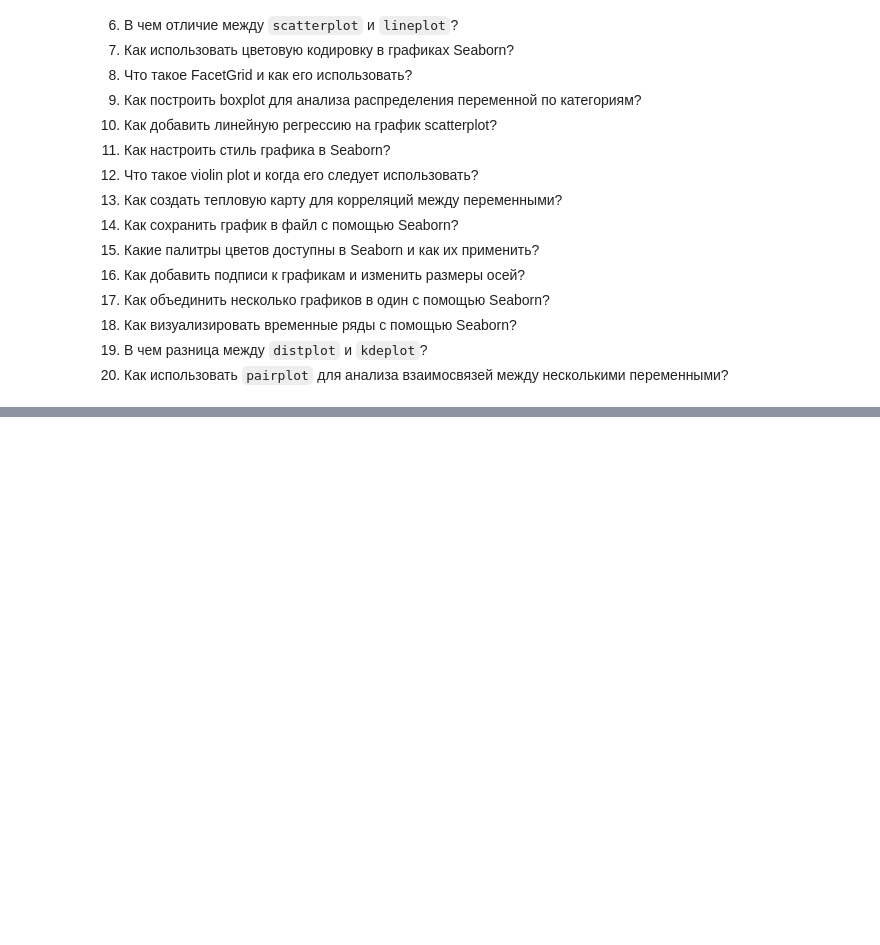
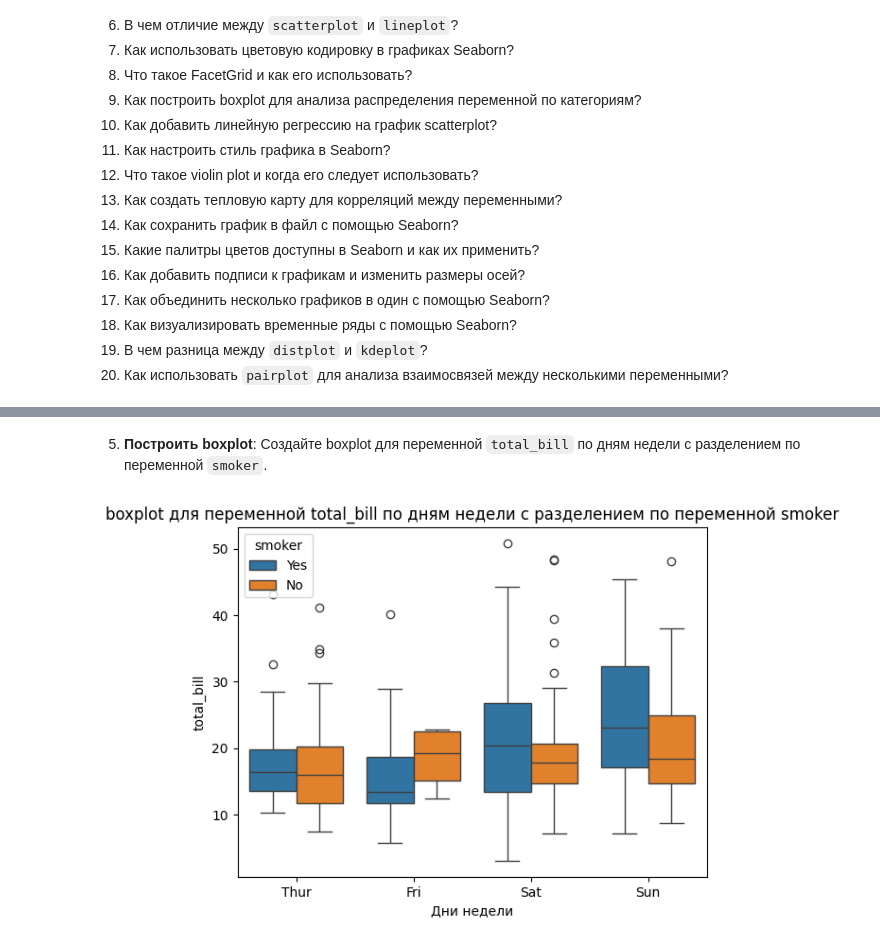
Before and after one commit to Daarlens/ProBook, a Jupyter notebook: Библиотека_Seaborn.ipynb, the cells around one changed output, grey strips where cells are left out. Drawn from its saved outputs; the diff is of its cells as text; code cells hidden in the pictures; blank space fills up the shorter version.

```diff
--- a/Библиотека_Seaborn.ipynb
+++ b/Библиотека_Seaborn.ipynb
@@ -718,0 +689,10 @@ plt.show()
+# %% [markdown]
+5. **Построить boxplot**: Создайте boxplot для переменной `total_bill` по дням недели с разделением по переменной `smoker`.
+# %%
+sns.boxplot(data= tips,x='day', y='total_bill',hue='smoker')
+plt.title('boxplot для переменной total_bill по дням недели с разделением по переменной smoker')
+plt.xlabel('Дни недели')
+plt.ylabel('total_bill')
+plt.show()
+# %% [output]
+[figure, added]
```
Also changed, not shown: parts of 35 cells of this notebook.
